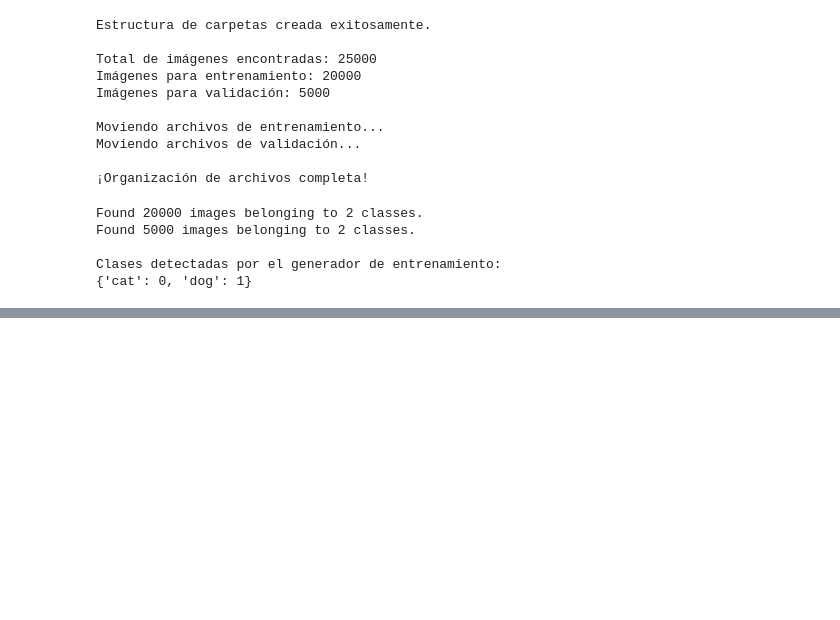
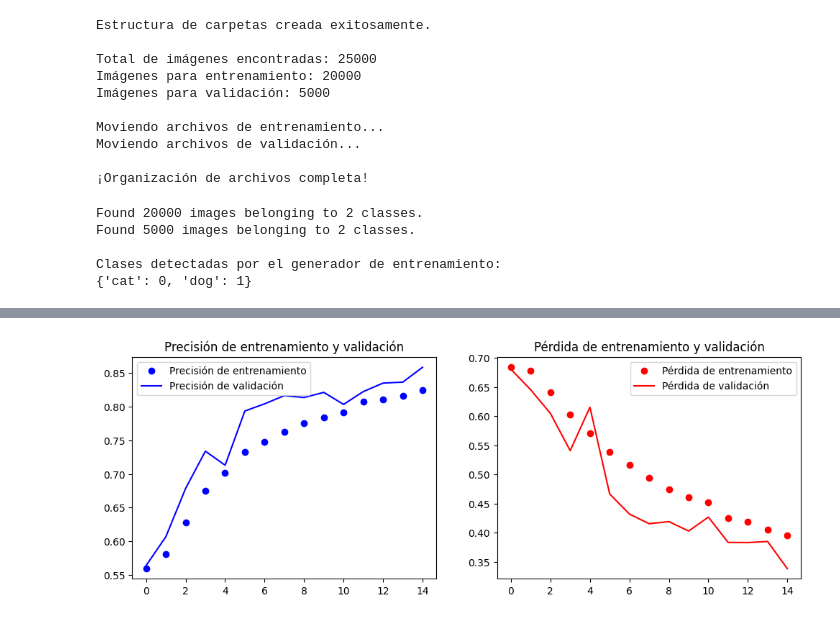
Before and after one commit to Bere333/deep_learning_project_BBRH, a Jupyter notebook: src/deep_learning_explore.ipynb, the cells around one changed output, grey strips where cells are left out. Cells and saved outputs as stored; diff of their text form; code cells hidden in the pictures; blank space fills up the shorter version.

Commit message:
added images model

```diff
--- a/src/deep_learning_explore.ipynb
+++ b/src/deep_learning_explore.ipynb
@@ -132,0 +193,11 @@ Clases detectadas por el generador de entrenamiento:
+# %%
+# Entrenar el modelo
+# 'steps_per_epoch' y 'validation_steps' se calculan para asegurar que se procesen
+# todas las imágenes en cada epoch.
+history = model.fit(
+    train_generator,
+    steps_per_epoch=train_generator.samples // train_generator.batch_size,
+    epochs=15, # Puedes ajustar el número de epochs
+    validation_data=validation_generator,
+    validation_steps=validation_generator.samples // validation_generator.batch_size
+)
@@ -132,0 +222,27 @@ Clases detectadas por el generador de entrenamiento:
+# %%
+import matplotlib.pyplot as plt
+
+# Obtener los datos del historial de entrenamiento
+acc = history.history['accuracy']
+val_acc = history.history['val_accuracy']
+loss = history.history['loss']
+val_loss = history.history['val_loss']
+
+epochs = range(len(acc))
+
+plt.figure(figsize=(12, 4))
+plt.subplot(1, 2, 1)
+plt.plot(epochs, acc, 'bo', label='Precisión de entrenamiento')
+plt.plot(epochs, val_acc, 'b', label='Precisión de validación')
+plt.title('Precisión de entrenamiento y validación')
+plt.legend()
+
+plt.subplot(1, 2, 2)
+plt.plot(epochs, loss, 'ro', label='Pérdida de entrenamiento')
+plt.plot(epochs, val_loss, 'r', label='Pérdida de validación')
+plt.title('Pérdida de entrenamiento y validación')
+plt.legend()
+
+plt.show()
+# %% [output]
+[figure, added]
```
Also changed, not shown: parts of 3 cells of this notebook.
